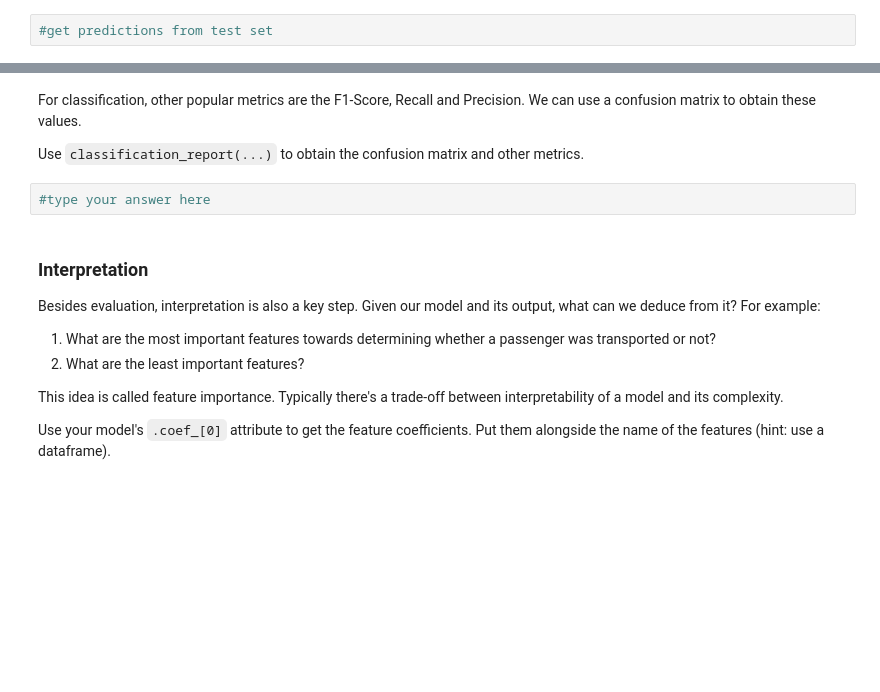
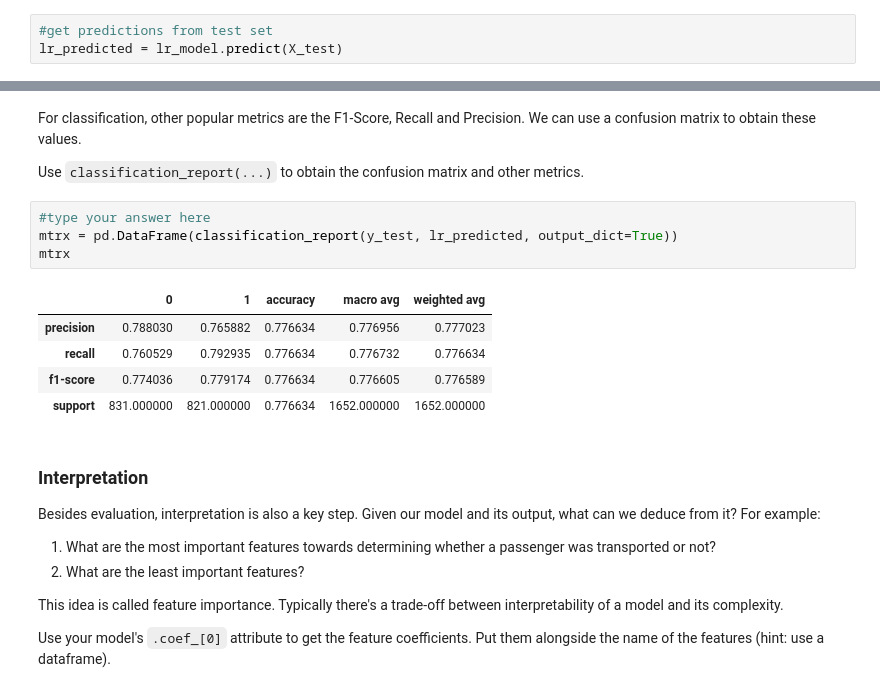
Before and after one commit to Daphne-Qin/deep-2023, a Jupyter notebook: workshop/wksp4/DEEP #4 Classification.ipynb, the cells around one changed output, grey strips where cells are left out. Drawn from its saved outputs; the diff is of its cells as text; blank space fills up the shorter version.

```diff
--- a/workshop/wksp4/DEEP #4 Classification.ipynb
+++ b/workshop/wksp4/DEEP #4 Classification.ipynb
@@ -124,6 +161,7 @@ After we've created our model, we now need to train it using our training set. U
 Now that the model has been trained, we can test its performance using the test set. Use `.predict(X_test)`
 # %%
 #get predictions from test set
+lr_predicted = lr_model.predict(X_test)
 # %% [markdown]
 ### Evaluation
 There are many ways to evaluate how well our model performs. These methods vary between classification and regression as well.
@@ -143,6 +184,14 @@ For classification, other popular metrics are the F1-Score, Recall and Precision
 Use `classification_report(...)` to obtain the confusion matrix and other metrics.
 # %%
 #type your answer here
+mtrx = pd.DataFrame(classification_report(y_test, lr_predicted, output_dict=True))
+mtrx
+# %% [output]
+|  | 0 | 1 | accuracy | macro avg | weighted avg |
+| precision | 0.788030 | 0.765882 | 0.776634 | 0.776956 | 0.777023 |
+| recall | 0.760529 | 0.792935 | 0.776634 | 0.776732 | 0.776634 |
+| f1-score | 0.774036 | 0.779174 | 0.776634 | 0.776605 | 0.776589 |
+| support | 831.000000 | 821.000000 | 0.776634 | 1652.000000 | 1652.000000 |
 # %% [markdown]
 ### Interpretation
 Besides evaluation, interpretation is also a key step. Given our model and its output, what can we deduce from it? For example:
```
Also changed, not shown: parts of 19 cells of this notebook.
